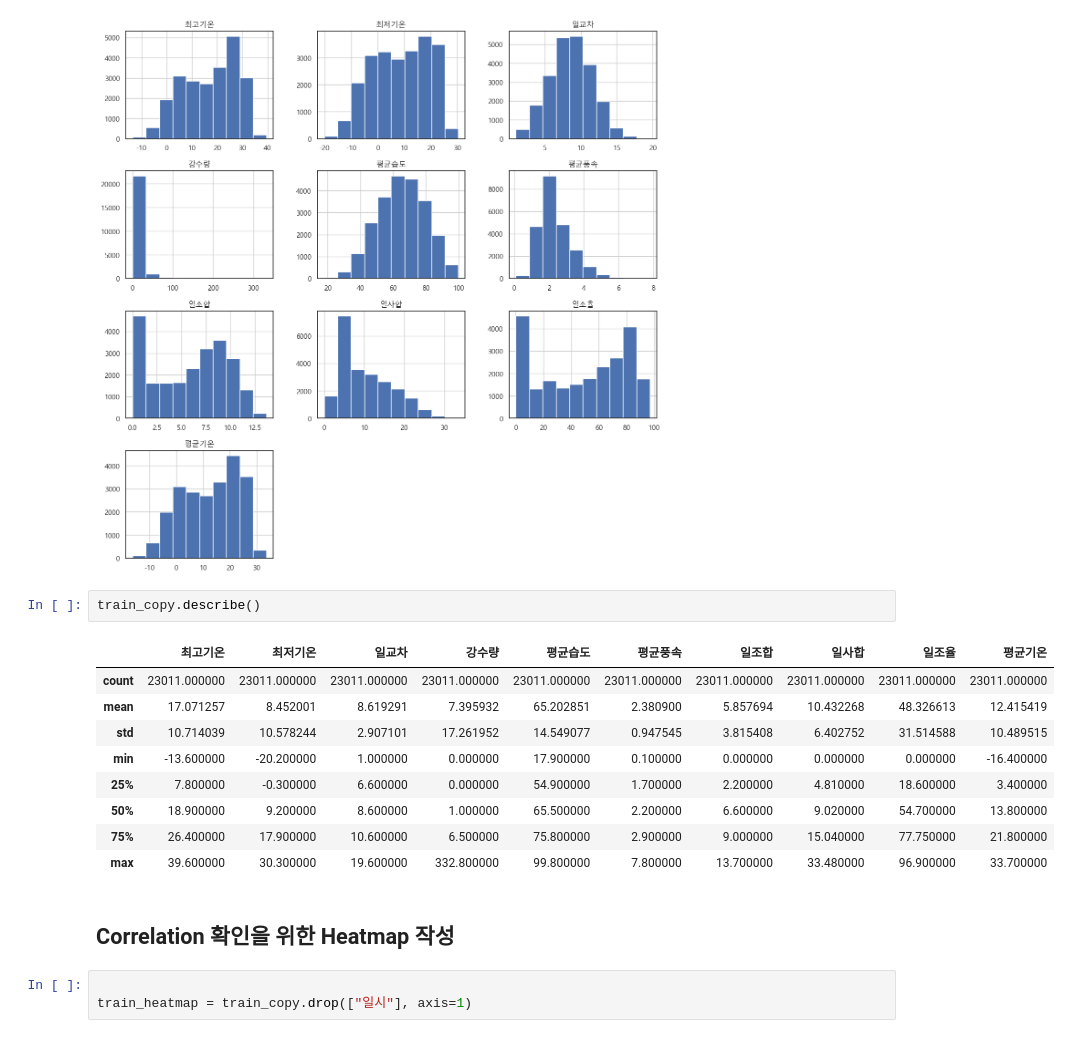
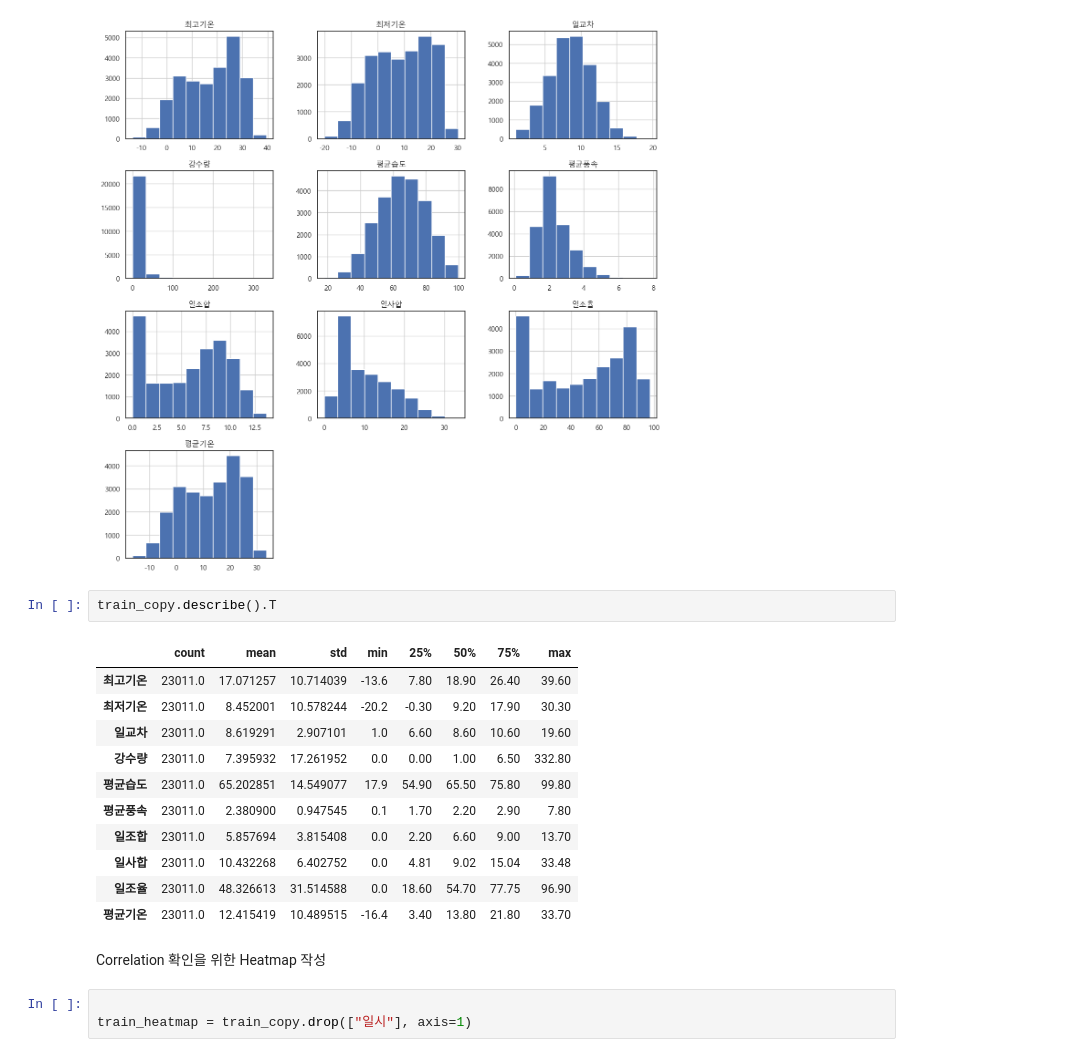
Before and after one commit to HuiseongK/Seoul_temperature_predict, a Jupyter notebook: EDA.ipynb, the cells around one changed output. Cells and saved outputs as stored; diff of their text form.

```diff
--- a/EDA.ipynb
+++ b/EDA.ipynb
@@ -158,19 +159,21 @@ array([[<Axes: title={'center': '최고기온'}>,
       dtype=object)
 [figure]
 # %%
-train_copy.describe()
+train_copy.describe().T
 # %% [output]
-|  | 최고기온 | 최저기온 | 일교차 | 강수량 | 평균습도 | 평균풍속 | 일조합 | 일사합 | 일조율 | 평균기온 |
-| count | 23011.000000 | 23011.000000 | 23011.000000 | 23011.000000 | 23011.000000 | 23011.000000 | 23011.000000 | 23011.000000 | 23011.000000 | 23011.000000 |
-| mean | 17.071257 | 8.452001 | 8.619291 | 7.395932 | 65.202851 | 2.380900 | 5.857694 | 10.432268 | 48.326613 | 12.415419 |
-| std | 10.714039 | 10.578244 | 2.907101 | 17.261952 | 14.549077 | 0.947545 | 3.815408 | 6.402752 | 31.514588 | 10.489515 |
-| min | -13.600000 | -20.200000 | 1.000000 | 0.000000 | 17.900000 | 0.100000 | 0.000000 | 0.000000 | 0.000000 | -16.400000 |
-| 25% | 7.800000 | -0.300000 | 6.600000 | 0.000000 | 54.900000 | 1.700000 | 2.200000 | 4.810000 | 18.600000 | 3.400000 |
-| 50% | 18.900000 | 9.200000 | 8.600000 | 1.000000 | 65.500000 | 2.200000 | 6.600000 | 9.020000 | 54.700000 | 13.800000 |
-| 75% | 26.400000 | 17.900000 | 10.600000 | 6.500000 | 75.800000 | 2.900000 | 9.000000 | 15.040000 | 77.750000 | 21.800000 |
-| max | 39.600000 | 30.300000 | 19.600000 | 332.800000 | 99.800000 | 7.800000 | 13.700000 | 33.480000 | 96.900000 | 33.700000 |
+|  | count | mean | std | min | 25% | 50% | 75% | max |
+| 최고기온 | 23011.0 | 17.071257 | 10.714039 | -13.6 | 7.80 | 18.90 | 26.40 | 39.60 |
+| 최저기온 | 23011.0 | 8.452001 | 10.578244 | -20.2 | -0.30 | 9.20 | 17.90 | 30.30 |
+| 일교차 | 23011.0 | 8.619291 | 2.907101 | 1.0 | 6.60 | 8.60 | 10.60 | 19.60 |
+| 강수량 | 23011.0 | 7.395932 | 17.261952 | 0.0 | 0.00 | 1.00 | 6.50 | 332.80 |
+| 평균습도 | 23011.0 | 65.202851 | 14.549077 | 17.9 | 54.90 | 65.50 | 75.80 | 99.80 |
+| 평균풍속 | 23011.0 | 2.380900 | 0.947545 | 0.1 | 1.70 | 2.20 | 2.90 | 7.80 |
+| 일조합 | 23011.0 | 5.857694 | 3.815408 | 0.0 | 2.20 | 6.60 | 9.00 | 13.70 |
+| 일사합 | 23011.0 | 10.432268 | 6.402752 | 0.0 | 4.81 | 9.02 | 15.04 | 33.48 |
+| 일조율 | 23011.0 | 48.326613 | 31.514588 | 0.0 | 18.60 | 54.70 | 77.75 | 96.90 |
+| 평균기온 | 23011.0 | 12.415419 | 10.489515 | -16.4 | 3.40 | 13.80 | 21.80 | 33.70 |
 # %% [markdown]
-## Correlation 확인을 위한 Heatmap 작성
+Correlation 확인을 위한 Heatmap 작성
 # %%
 
 train_heatmap = train_copy.drop(["일시"], axis=1)
```
Also changed, not shown: parts of 8 cells of this notebook.
